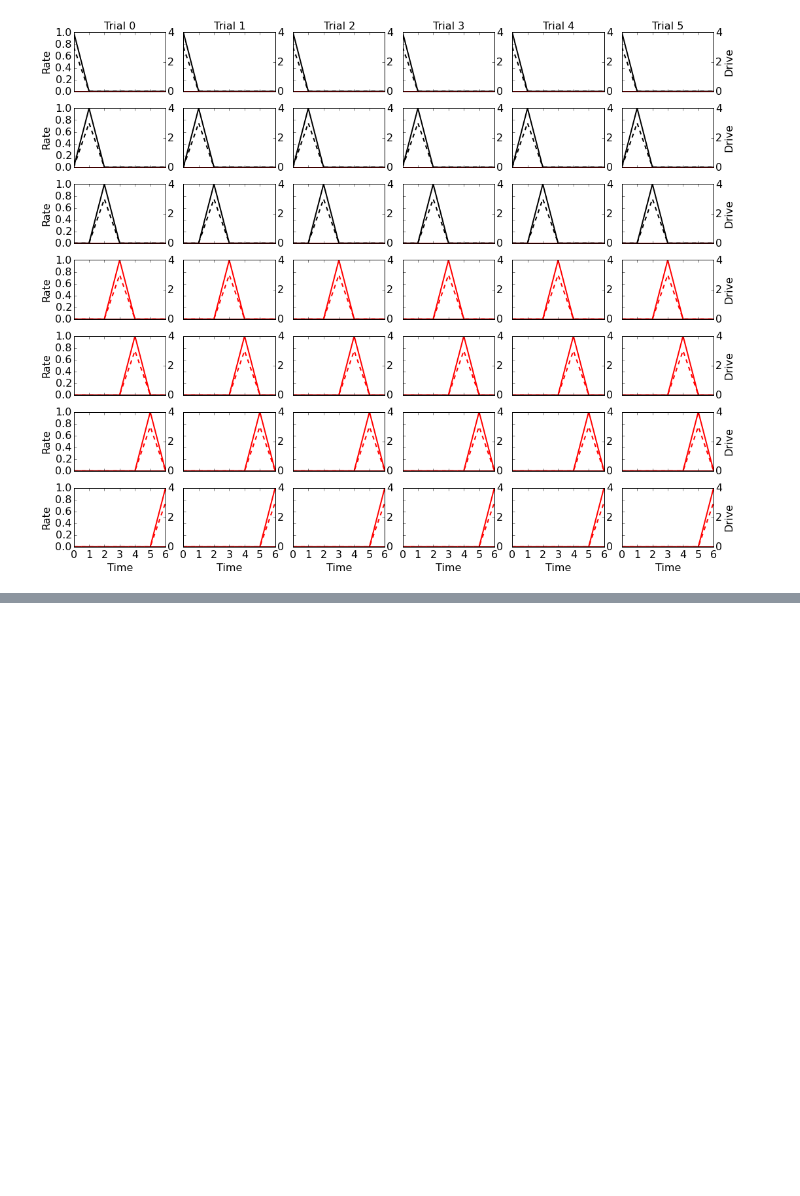
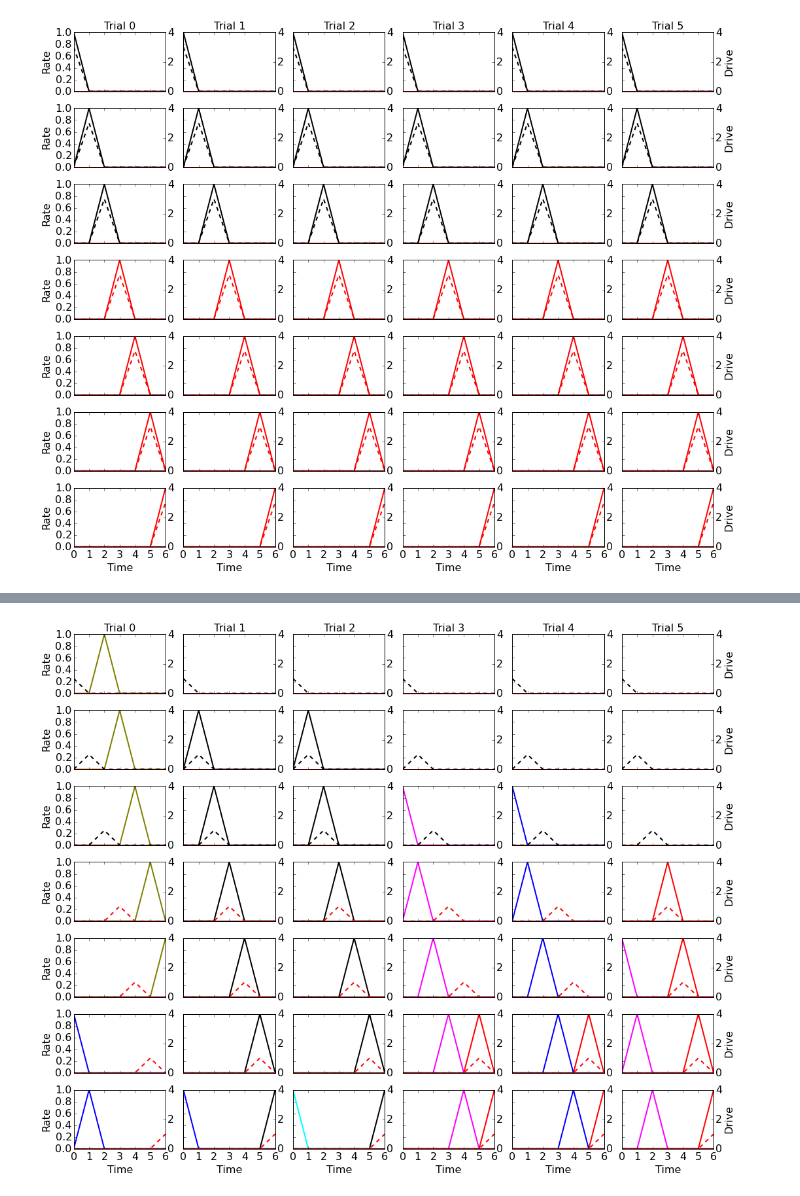
Before and after one commit to rkp8000/be_more_spontaneous, a Jupyter notebook: figures/softmax_chains_spontaneous_and_driven.ipynb, the cells around one changed output, grey strips where cells are left out. Cells and saved outputs as stored; diff of their text form; code cells hidden in the pictures; blank space fills up the shorter version.

```diff
--- a/figures/softmax_chains_spontaneous_and_driven.ipynb
+++ b/figures/softmax_chains_spontaneous_and_driven.ipynb
@@ -64,0 +67,4 @@ softmax_chains_spontaneous_and_driven.driven(CONFIG_DRIVEN)
+# %%
+softmax_chains_spontaneous_and_driven.driven(CONFIG_DRIVEN)
+# %% [output]
+[figure, added]
```
Also changed, not shown: parts of 6 cells of this notebook.
